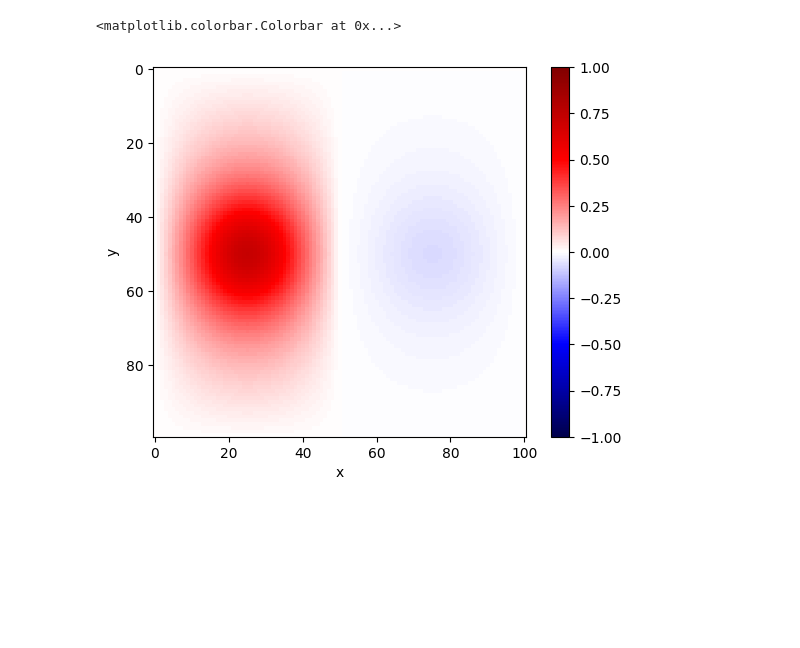
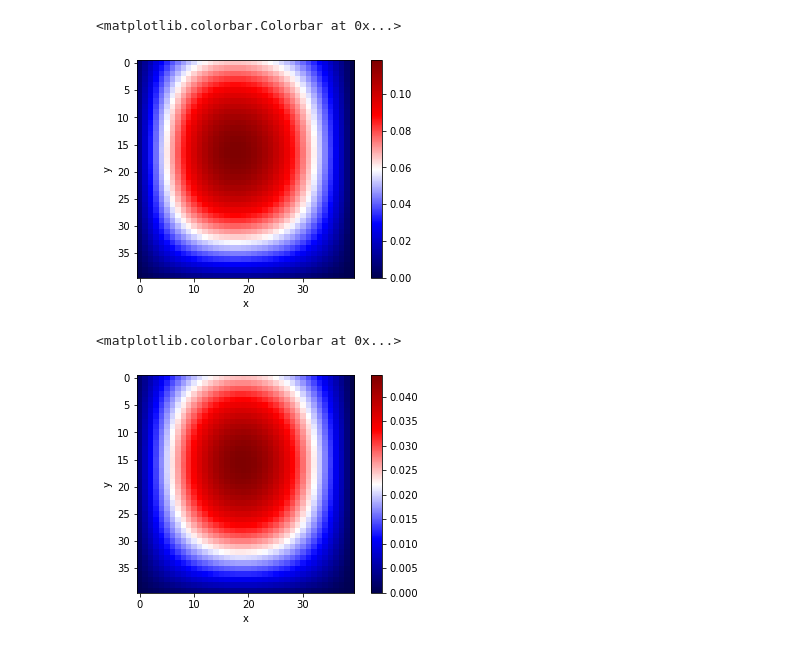
Before and after one commit to skolanko222/AGH, a Jupyter notebook: metody_numeryczne/sem5/lab9/plot.ipynb, the cells around one changed output. Saved outputs shown, nothing was run; the diff lists cells and outputs as text; code cells hidden in the pictures; blank space fills up the shorter version.

```diff
--- a/metody_numeryczne/sem5/lab9/plot.ipynb
+++ b/metody_numeryczne/sem5/lab9/plot.ipynb
@@ -7,7 +7,7 @@ def to_float(x):
 	except ValueError:
 		return 0.
 arr = []
-with open("data/data_2000.dat") as file:
+with open("data/data_100.dat") as file:
 	for line in file.readlines():
 			arr.append([to_float(i) for i in line.split(' ') if i != '\n'])
 
@@ -40,12 +46,18 @@ plt.colorbar()
 # %%
 arr = []
-with open("plots/matrix5c.txt") as file:
+with open("data/data_500.dat") as file:
 	for line in file.readlines():
 			arr.append([to_float(i) for i in line.split(' ') if i != '\n'])
+
+arr = np.reshape(arr, (41, 41))
+# resize array to 40x40
+arr = arr[0:40, 0:40]
+# flip x and y axis
+arr = np.flip(arr, 0)
 fig, ax = plt.subplots()
 plt.xlabel('x')
 plt.ylabel('y')
-plt.imshow(arr, cmap='seismic',vmin=-10,vmax=10)
+plt.imshow(arr, cmap='seismic')
 plt.colorbar()
 # %% [output]
 <matplotlib.colorbar.Colorbar at 0x...>
@@ -53,12 +65,18 @@ plt.colorbar()
 # %%
 arr = []
-with open("plots/matrix6a.txt") as file:
+with open("data/data_1000.dat") as file:
 	for line in file.readlines():
 			arr.append([to_float(i) for i in line.split(' ') if i != '\n'])
+
+arr = np.reshape(arr, (41, 41))
+# resize array to 40x40
+arr = arr[0:40, 0:40]
+# flip x and y axis
+arr = np.flip(arr, 0)
 fig, ax = plt.subplots()
 plt.xlabel('x')
 plt.ylabel('y')
-plt.imshow(arr, cmap='seismic',vmin=-1,vmax=1)
+plt.imshow(arr, cmap='seismic')
 plt.colorbar()
 # %% [output]
 <matplotlib.colorbar.Colorbar at 0x...>
@@ -66,12 +84,18 @@ plt.colorbar()
 # %%
 arr = []
-with open("plots/matrix6b.txt") as file:
+with open("data/data_2000.dat") as file:
 	for line in file.readlines():
 			arr.append([to_float(i) for i in line.split(' ') if i != '\n'])
+
+arr = np.reshape(arr, (41, 41))
+# resize array to 40x40
+arr = arr[0:40, 0:40]
+# flip x and y axis
+arr = np.flip(arr, 0)
 fig, ax = plt.subplots()
 plt.xlabel('x')
 plt.ylabel('y')
-plt.imshow(arr, cmap='seismic',vmin=-1,vmax=1)
+plt.imshow(arr, cmap='seismic')
 plt.colorbar()
 # %% [output]
 <matplotlib.colorbar.Colorbar at 0x...>
@@ -79,13 +103,38 @@ plt.colorbar()
 # %%
 arr = []
-with open("plots/matrix6c.txt") as file:
+with open("data/data_lap_100.dat") as file:
 	for line in file.readlines():
 			arr.append([to_float(i) for i in line.split(' ') if i != '\n'])
+
+arr = np.reshape(arr, (41, 41))
+# resize array to 40x40
+arr = arr[0:40, 0:40]
+# flip x and y axis
+arr = np.flip(arr, 0)
 fig, ax = plt.subplots()
 plt.xlabel('x')
 plt.ylabel('y')
-plt.imshow(arr, cmap='seismic',vmin=-1,vmax=1)
+plt.imshow(arr, cmap='seismic')
 plt.colorbar()
 # %% [output]
 <matplotlib.colorbar.Colorbar at 0x...>
-[figure, old version]
+[figure, new version]
+# %%
+arr = []
+with open("data/data_lap_200.dat") as file:
+	for line in file.readlines():
+			arr.append([to_float(i) for i in line.split(' ') if i != '\n'])
+
+arr = np.reshape(arr, (41, 41))
+# resize array to 40x40
+arr = arr[0:40, 0:40]
+# flip x and y axis
+arr = np.flip(arr, 0)
+fig, ax = plt.subplots()
+plt.xlabel('x')
+plt.ylabel('y')
+plt.imshow(arr, cmap='seismic')
+plt.colorbar()
+# %% [output]
+<matplotlib.colorbar.Colorbar at 0x...>
+[figure, added]
```
Also changed, not shown: parts of 8 cells of this notebook, 12 other files.
